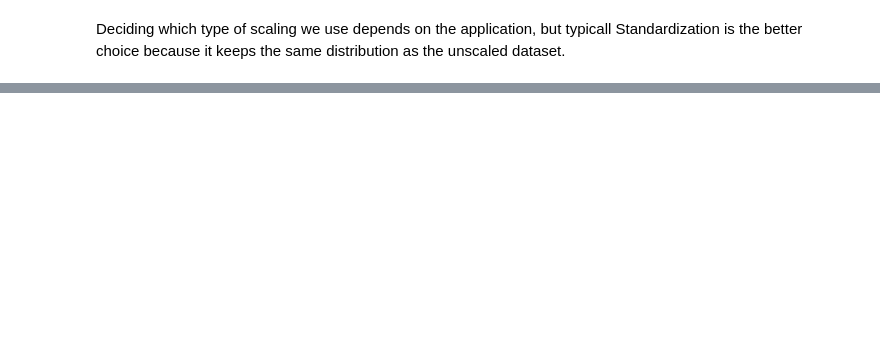
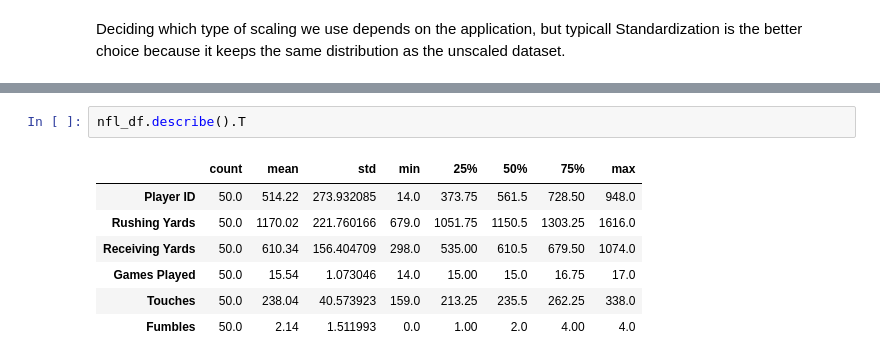
Before and after one commit to jackweyher1/Data_Preprocessing, a Jupyter notebook: 05_feature_scaling/NFL_Data_Scaling/nfl_data_scaling.ipynb, the cells around one changed output, grey strips where cells are left out. Cells and saved outputs as stored; diff of their text form; blank space fills up the shorter version.

```diff
--- a/05_feature_scaling/NFL_Data_Scaling/nfl_data_scaling.ipynb
+++ b/05_feature_scaling/NFL_Data_Scaling/nfl_data_scaling.ipynb
@@ -84,0 +153,10 @@ Deciding which type of scaling we use depends on the application, but typicall S
+# %%
+nfl_df.describe().T
+# %% [output]
+|  | count | mean | std | min | 25% | 50% | 75% | max |
+| Player ID | 50.0 | 514.22 | 273.932085 | 14.0 | 373.75 | 561.5 | 728.50 | 948.0 |
+| Rushing Yards | 50.0 | 1170.02 | 221.760166 | 679.0 | 1051.75 | 1150.5 | 1303.25 | 1616.0 |
+| Receiving Yards | 50.0 | 610.34 | 156.404709 | 298.0 | 535.00 | 610.5 | 679.50 | 1074.0 |
+| Games Played | 50.0 | 15.54 | 1.073046 | 14.0 | 15.00 | 15.0 | 16.75 | 17.0 |
+| Touches | 50.0 | 238.04 | 40.573923 | 159.0 | 213.25 | 235.5 | 262.25 | 338.0 |
+| Fumbles | 50.0 | 2.14 | 1.511993 | 0.0 | 1.00 | 2.0 | 4.00 | 4.0 |
```
Also changed, not shown: parts of 27 cells of this notebook, 1 other file.
